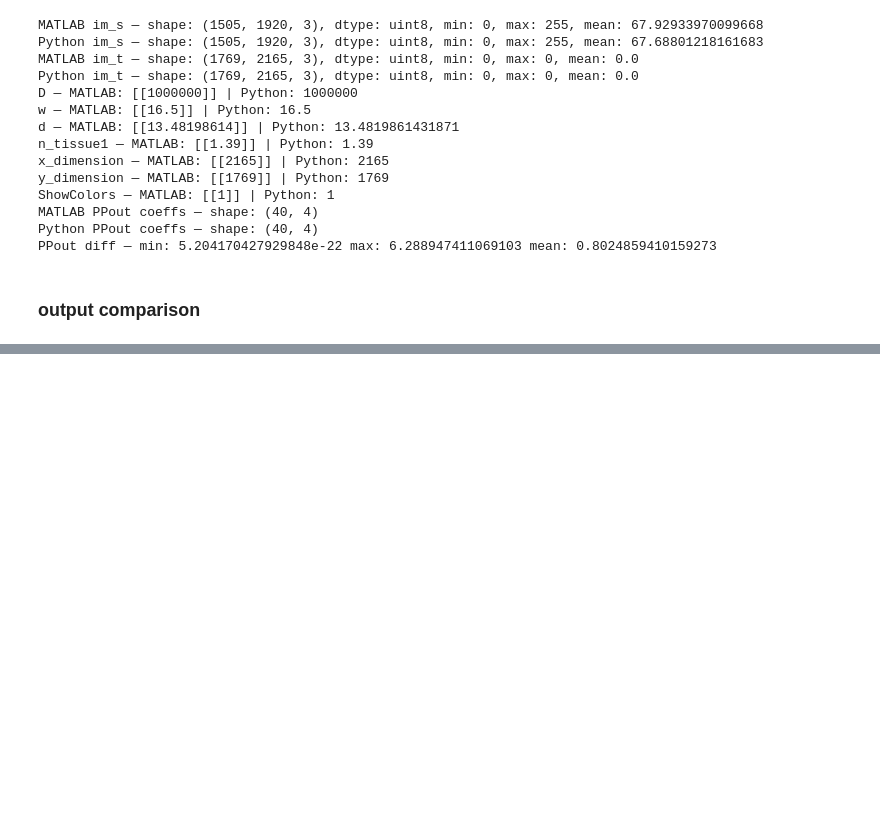
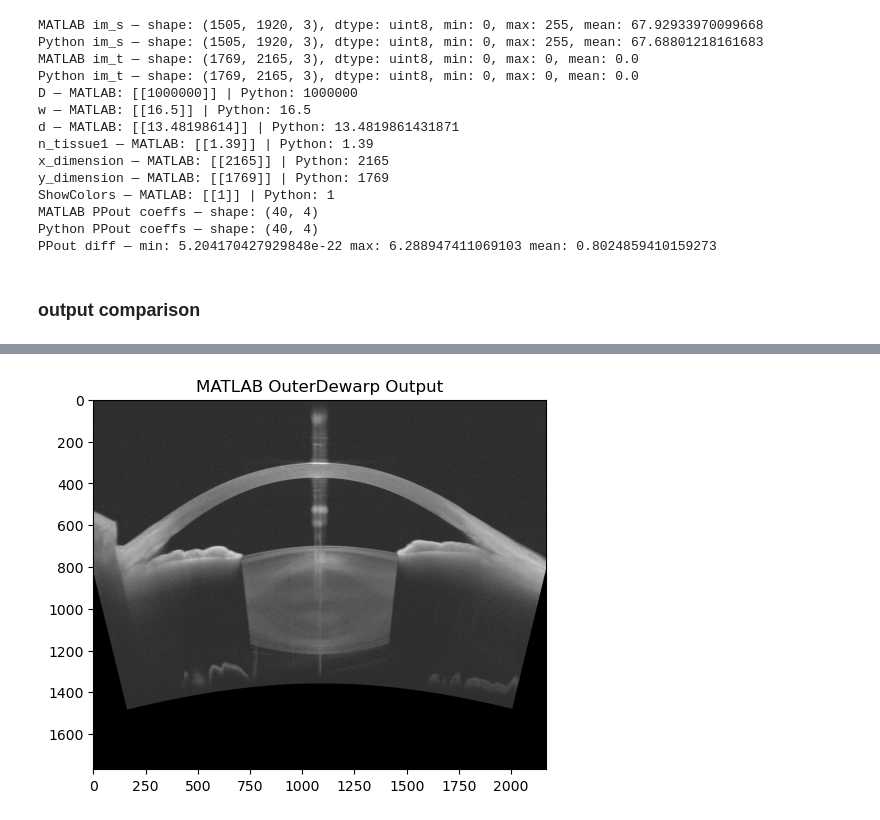
Before and after one commit to egunadi/bme528-project7, a Jupyter notebook: notebook/0001_HVS001_OS_Scan_0.ipynb, the cells around one changed output, grey strips where cells are left out. Drawn from its saved outputs; the diff is of its cells as text; code cells hidden in the pictures; blank space fills up the shorter version.

```diff
--- a/notebook/0001_HVS001_OS_Scan_0.ipynb
+++ b/notebook/0001_HVS001_OS_Scan_0.ipynb
@@ -371,2 +395,8 @@ Python y_s1 — shape: (1769, 2165), min: -950.9655179232359, max: 752.074618428
+# %%
+plt.imshow(mat_data['dewarpedOut'], cmap='gray')
+plt.title("MATLAB OuterDewarp Output")
+plt.show()
+# %% [output]
+[figure, added]
 # %%
 diff = np.abs(mat_data['dewarpedOut'].astype(np.int16) - debug_vars['dewarpedOut'].astype(np.int16))
```
Also changed, not shown: parts of 13 cells of this notebook.
